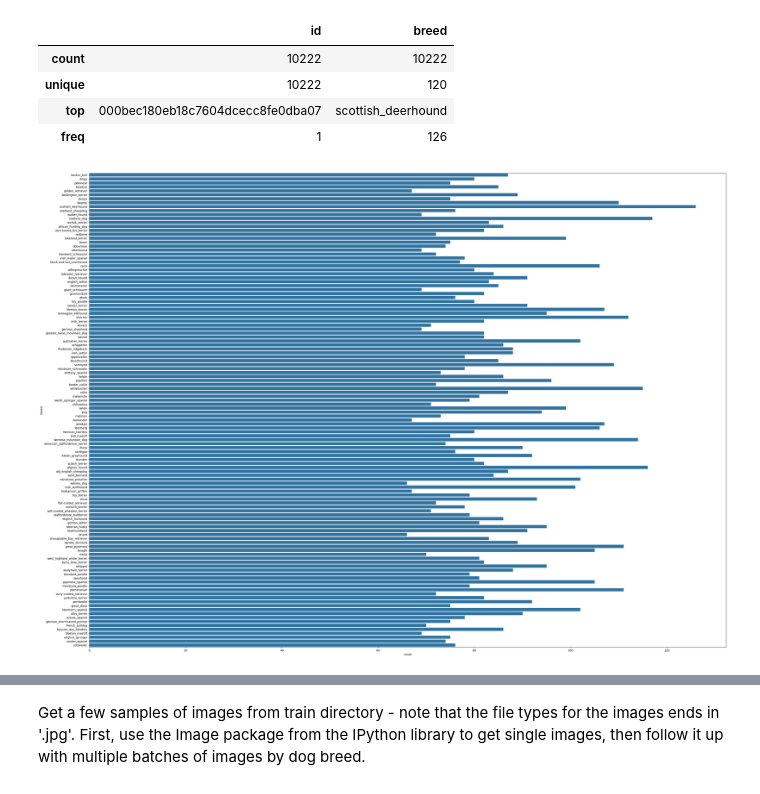
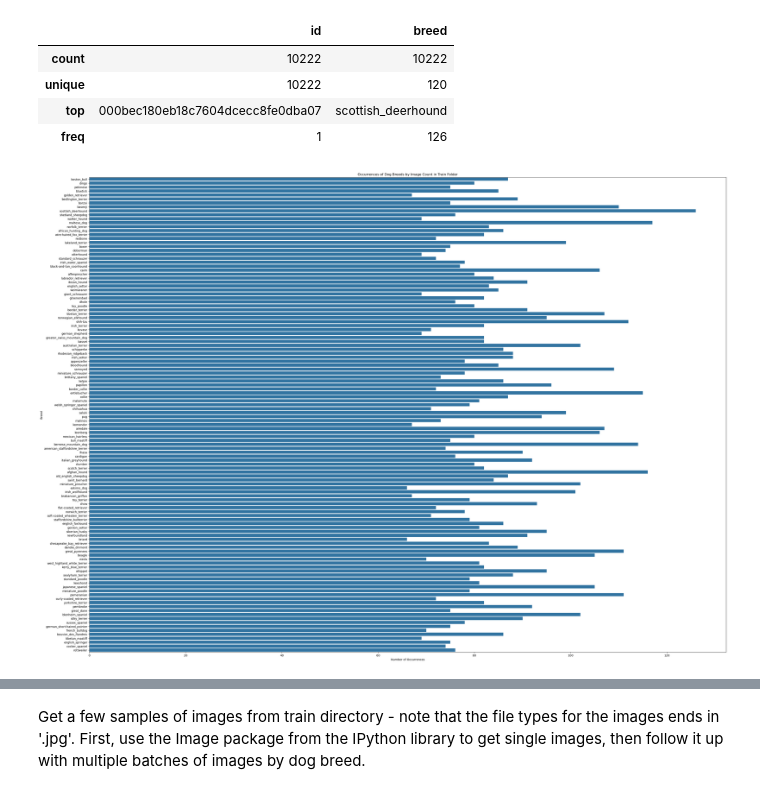
Before and after one commit to matthewjchin/dogbreedclassification, a Jupyter notebook: dog_breed_class.ipynb, the cells around one changed output, grey strips where cells are left out. Cells and saved outputs as stored; diff of their text form; code cells hidden in the pictures.

Commit message:
more images

```diff
--- a/dog_breed_class.ipynb
+++ b/dog_breed_class.ipynb
@@ -121,7 +125,10 @@ labels.describe()
 # %%
 # Visualize dog breed counts
 plt.figure(figsize=(40,30))
 sns.countplot(y="breed",data=labels)
+plt.xlabel("Number of Occurrences")
+plt.ylabel("Breed")
+plt.title("Occurrences of Dog Breeds by Image Count in Train Folder")
 plt.show()
 # %% [output]
-[figure, old version]
+[figure, new version]
```
Also changed, not shown: parts of 7 cells of this notebook.
